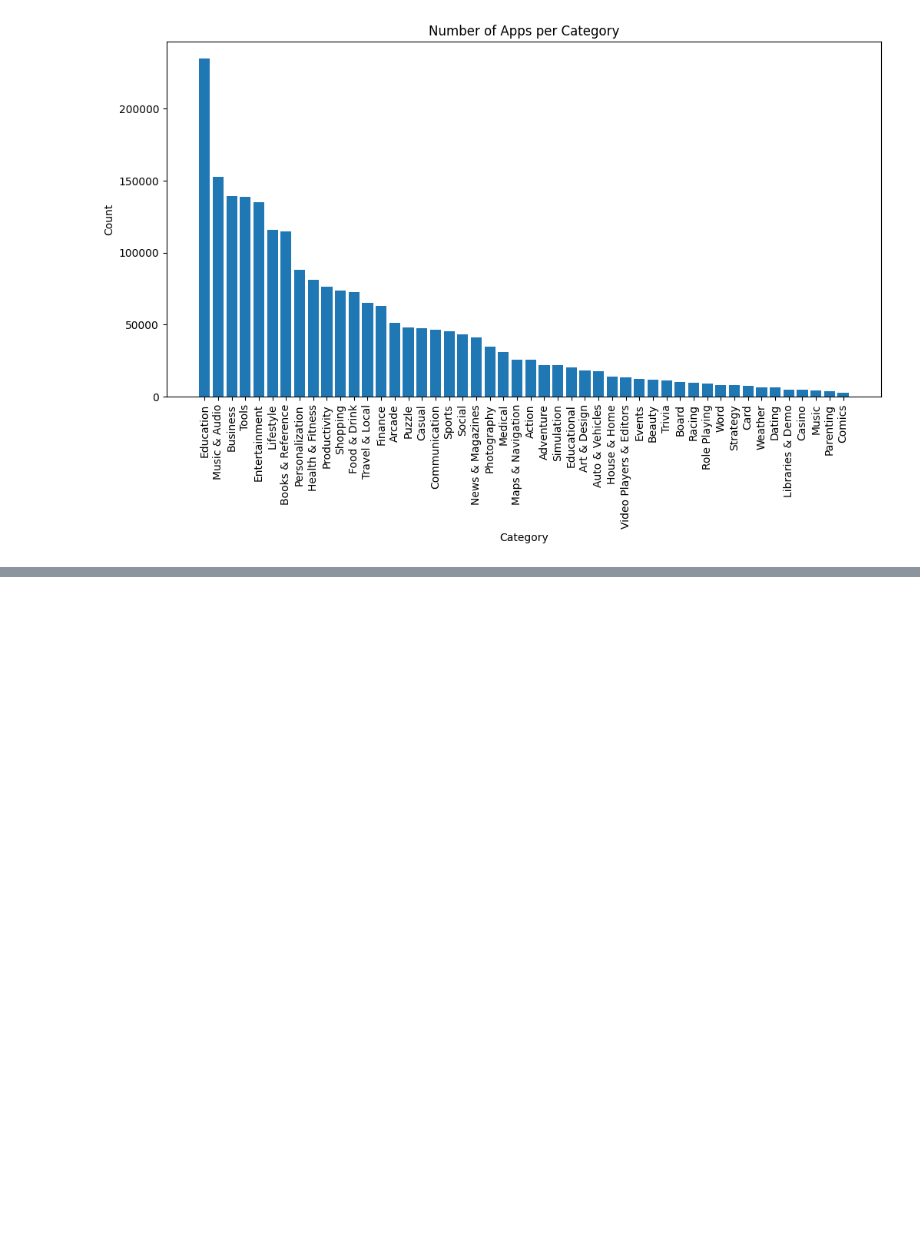
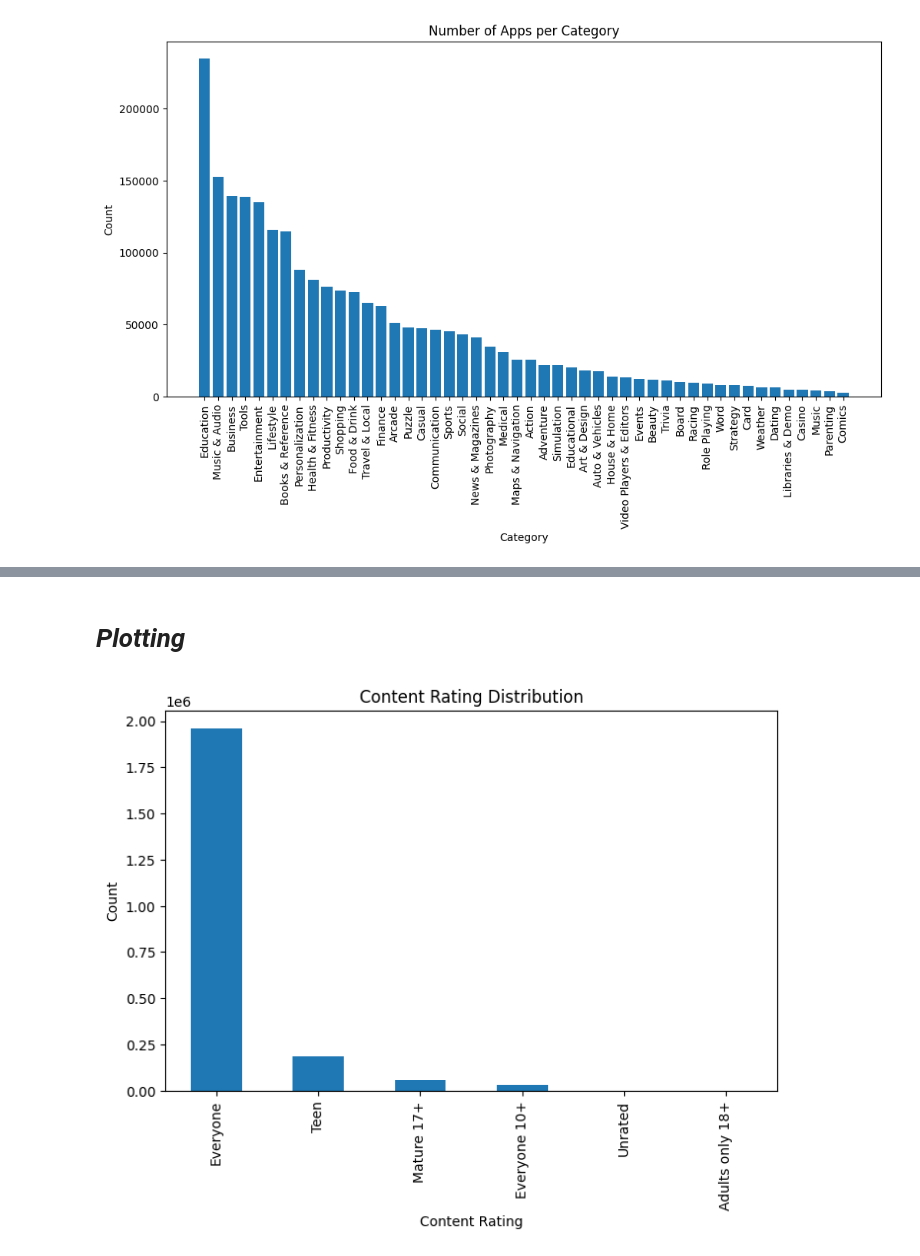
Before and after one commit to sarmadbutt-alt/new_eda, a Jupyter notebook: big_data.ipynb, the cells around one changed output, grey strips where cells are left out. Drawn from its saved outputs; the diff is of its cells as text; code cells hidden in the pictures; blank space fills up the shorter version.

```diff
--- a/big_data.ipynb
+++ b/big_data.ipynb
@@ -849,0 +898,12 @@ plt.show()
+# %% [markdown]
+# _**Plotting**_
+# %%
+content_counts = df['Content Rating'].value_counts().sort_values(ascending=False)
+plt.figure(figsize=(8,5))
+content_counts.plot(kind='bar')
+plt.title('Content Rating Distribution')
+plt.xlabel('Content Rating')
+plt.ylabel('Count')
+plt.show()
+# %% [output]
+[figure, added]
```
Also changed, not shown: parts of 31 cells of this notebook.
